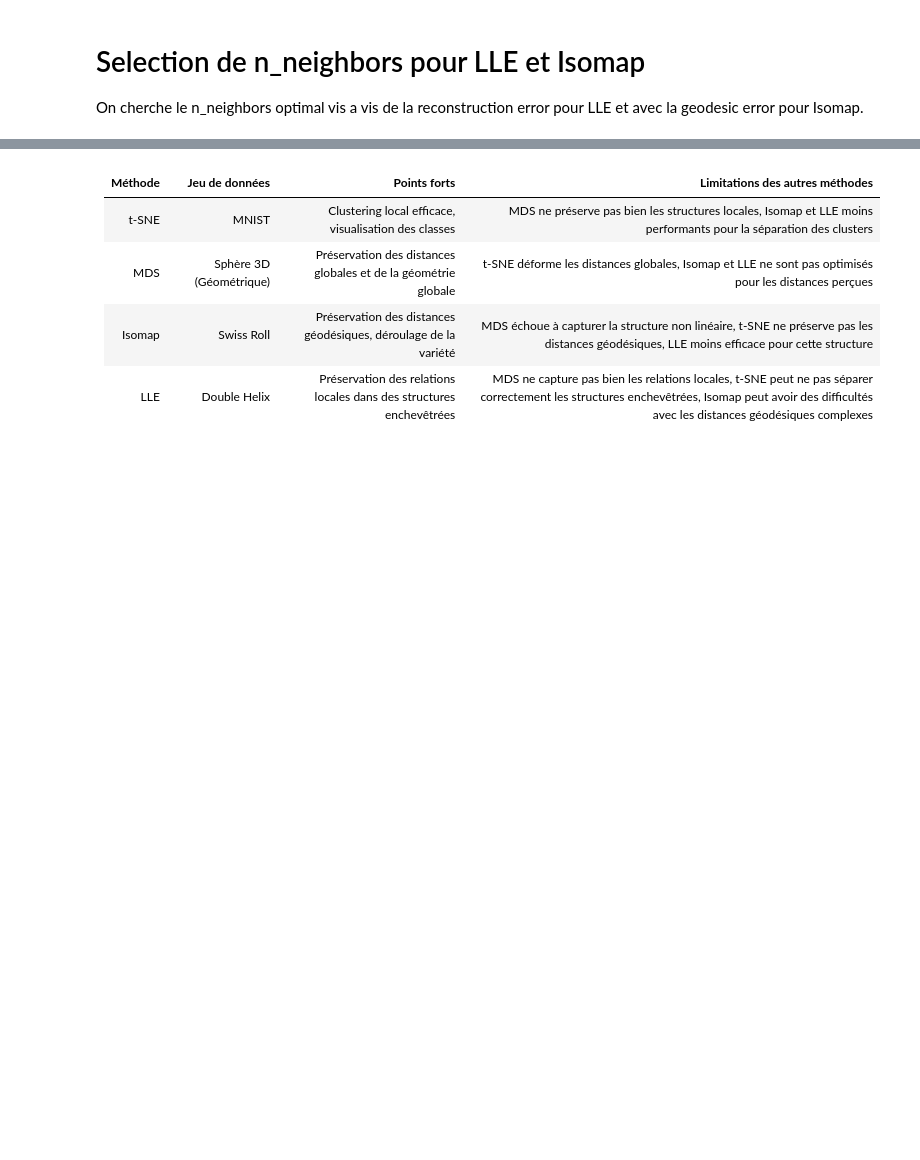
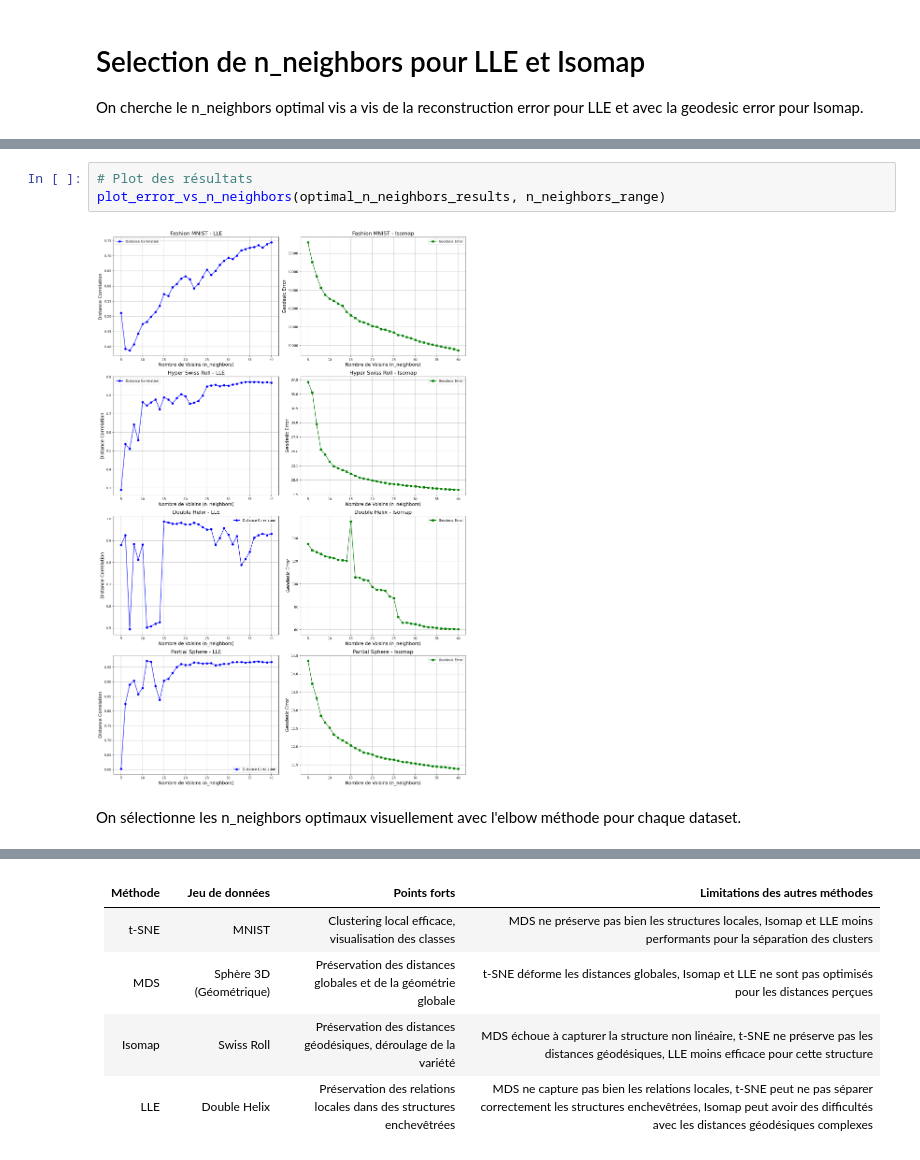
Before and after one commit to ChapponE/A-Comparative-Study-of-Dimensionality-Reduction-Techniques-for-Labelled-Datasets, a Jupyter notebook: projet.ipynb, the cells around one changed output, grey strips where cells are left out. Drawn from its saved outputs; the diff is of its cells as text; blank space fills up the shorter version.

```diff
--- a/projet.ipynb
+++ b/projet.ipynb
@@ -184,0 +86,7 @@ plt.show()
+# %%
+# Plot des résultats
+plot_error_vs_n_neighbors(optimal_n_neighbors_results, n_neighbors_range)
+# %% [output]
+[figure, added]
+# %% [markdown]
+On sélectionne les n_neighbors optimaux visuellement avec l'elbow méthode pour chaque dataset.
```
Also changed, not shown: parts of 20 cells of this notebook, 6 other files.
